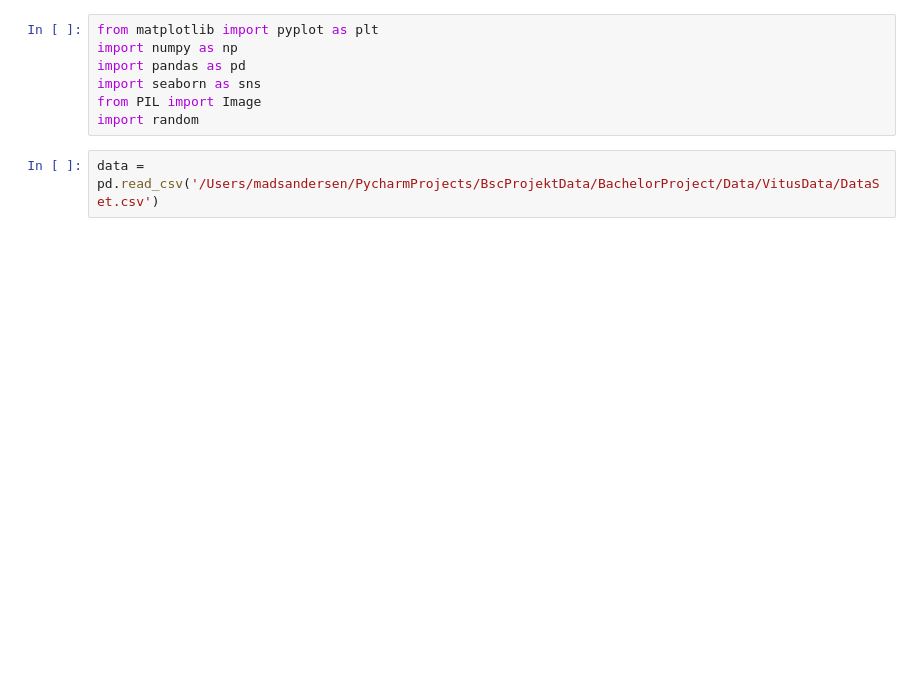
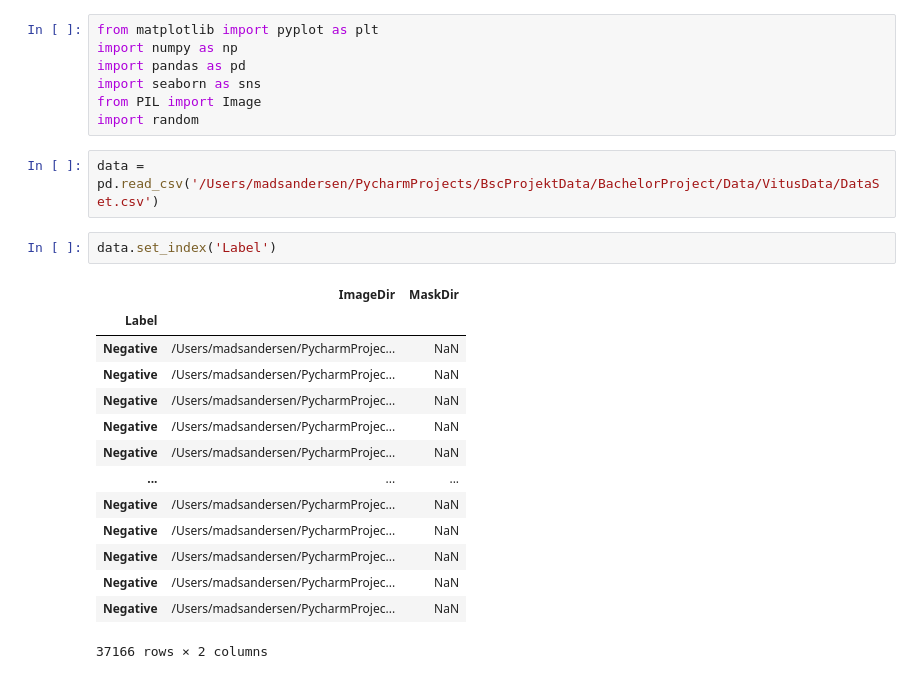
Before and after one commit to MadsAndersens/BachelorProject, a Jupyter notebook: DataAnalysation.ipynb, the cells around one changed output. Saved outputs shown, nothing was run; the diff lists cells and outputs as text; blank space fills up the shorter version.

```diff
--- a/DataAnalysation.ipynb
+++ b/DataAnalysation.ipynb
@@ -7,3 +7,20 @@ from PIL import Image
 import random
 # %%
 data = pd.read_csv('/Users/madsandersen/PycharmProjects/BscProjektData/BachelorProject/Data/VitusData/DataSet.csv')
+# %%
+data.set_index('Label')
+# %% [output]
+|  | ImageDir | MaskDir |
+| Label |  |  |
+| Negative | /Users/madsandersen/PycharmProjec... | NaN |
+| Negative | /Users/madsandersen/PycharmProjec... | NaN |
+| Negative | /Users/madsandersen/PycharmProjec... | NaN |
+| Negative | /Users/madsandersen/PycharmProjec... | NaN |
+| Negative | /Users/madsandersen/PycharmProjec... | NaN |
+| ... | ... | ... |
+| Negative | /Users/madsandersen/PycharmProjec... | NaN |
+| Negative | /Users/madsandersen/PycharmProjec... | NaN |
+| Negative | /Users/madsandersen/PycharmProjec... | NaN |
+| Negative | /Users/madsandersen/PycharmProjec... | NaN |
+| Negative | /Users/madsandersen/PycharmProjec... | NaN |
+37166 rows × 2 columns
```
Also changed, not shown: parts of 14 cells of this notebook, 6 other files.
